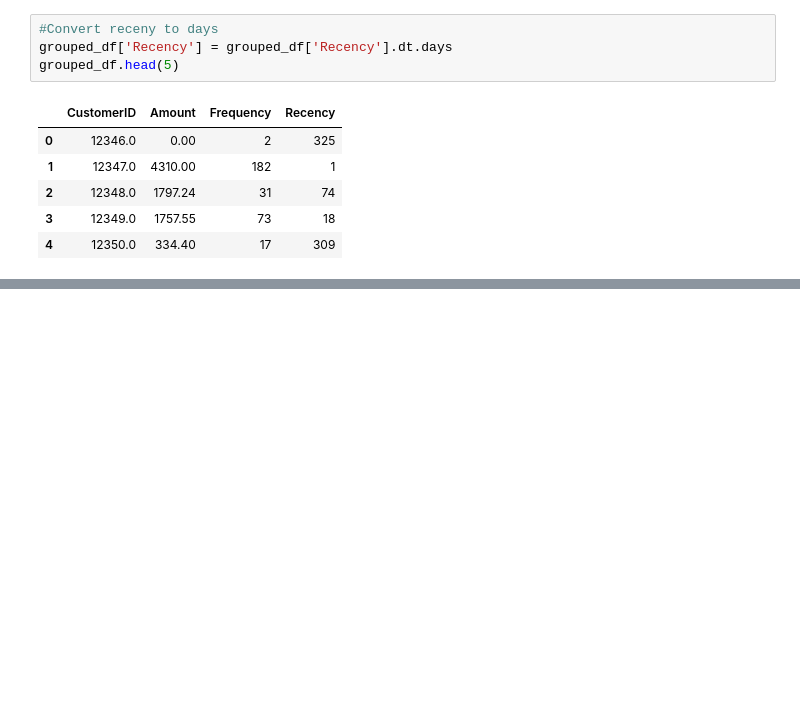
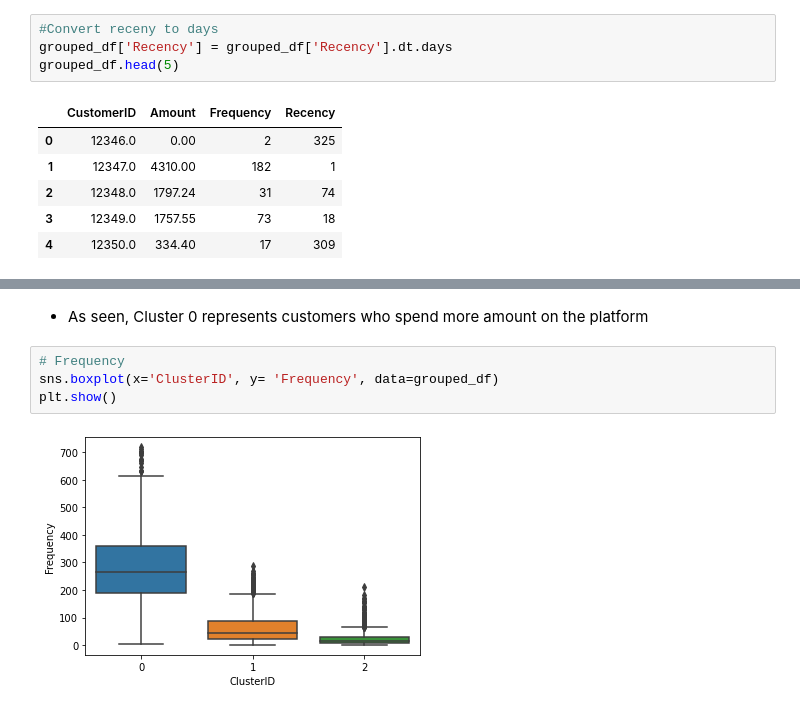
Before and after one commit to Dharani-Arumugam/Machine-Learning, a Jupyter notebook: Clustering/Clustering - Online Retail Store.ipynb, the cells around one changed output, grey strips where cells are left out. Saved outputs shown, nothing was run; the diff lists cells and outputs as text; blank space fills up the shorter version.

```diff
--- a/Clustering/Clustering - Online Retail Store.ipynb
+++ b/Clustering/Clustering - Online Retail Store.ipynb
@@ -216,0 +411,8 @@ grouped_df.head(5)
+# %% [markdown]
+- As seen, Cluster 0 represents customers who spend more amount on the platform
+# %%
+# Frequency
+sns.boxplot(x='ClusterID', y= 'Frequency', data=grouped_df)
+plt.show()
+# %% [output]
+[figure, added]
```
Also changed, not shown: parts of 24 cells of this notebook.
